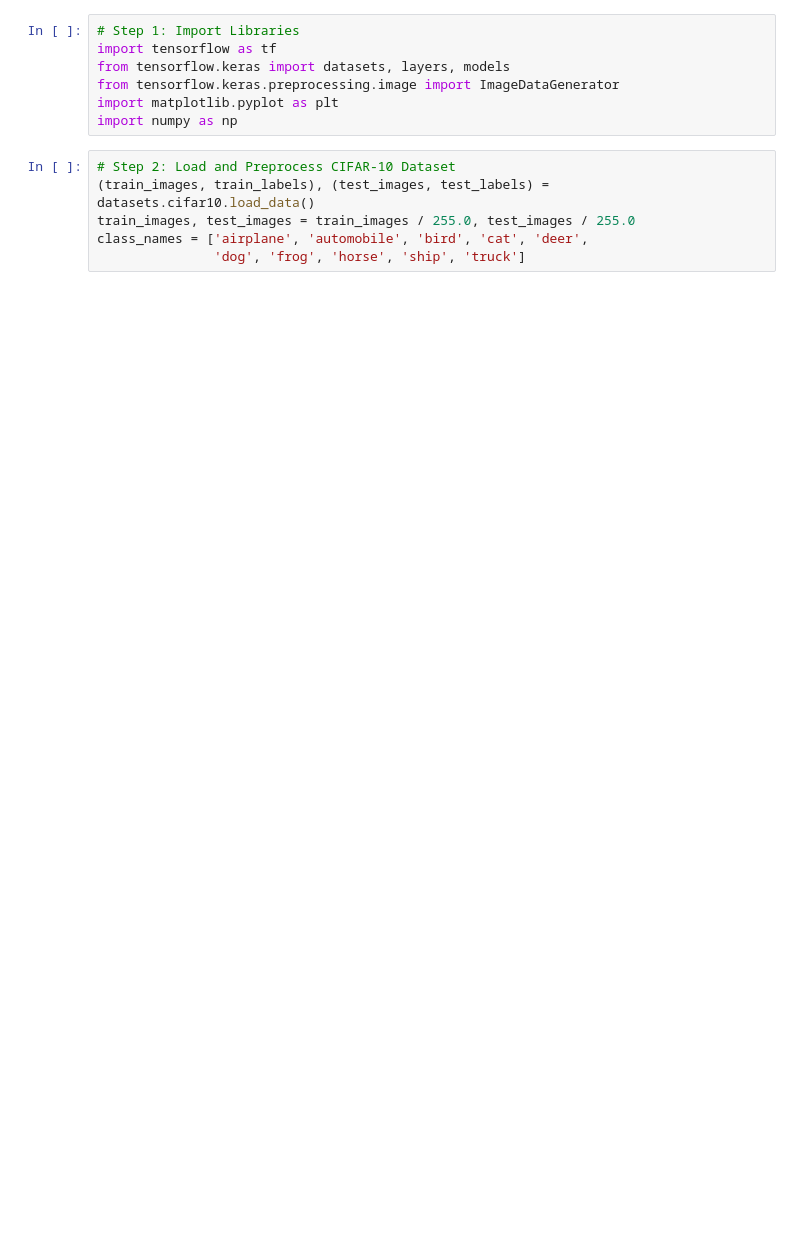
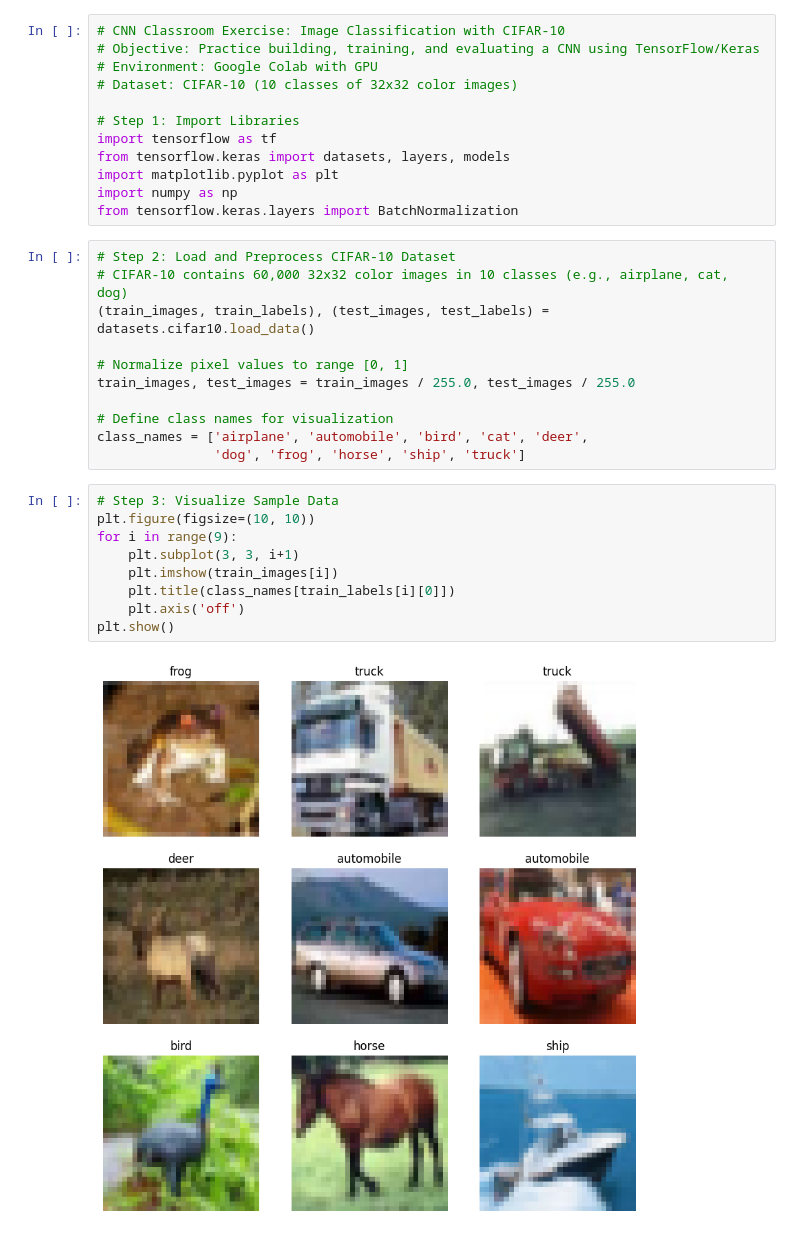
Before and after one commit to Kellyfuu/CNN-Assignment-2025, a Jupyter notebook: ADT110111_CNN_Assignment.ipynb, the cells around one changed output. Saved outputs shown, nothing was run; the diff lists cells and outputs as text; blank space fills up the shorter version.

```diff
--- a/ADT110111_CNN_Assignment.ipynb
+++ b/ADT110111_CNN_Assignment.ipynb
@@ -1,15 +1,36 @@
 # %% [markdown]
 <a href="https://colab.research.google.com/github/Kellyfuu/CNN-Assignment-2025/blob/main/ADT110111_CNN_Assignment.ipynb" target="_parent"><img src="https://colab.research.google.com/assets/colab-badge.svg" alt="Open In Colab"/></a>
 # %%
+# CNN Classroom Exercise: Image Classification with CIFAR-10
+# Objective: Practice building, training, and evaluating a CNN using TensorFlow/Keras
+# Environment: Google Colab with GPU
+# Dataset: CIFAR-10 (10 classes of 32x32 color images)
+
 # Step 1: Import Libraries
 import tensorflow as tf
 from tensorflow.keras import datasets, layers, models
-from tensorflow.keras.preprocessing.image import ImageDataGenerator
 import matplotlib.pyplot as plt
 import numpy as np
+from tensorflow.keras.layers import BatchNormalization
 # %%
 # Step 2: Load and Preprocess CIFAR-10 Dataset
+# CIFAR-10 contains 60,000 32x32 color images in 10 classes (e.g., airplane, cat, dog)
 (train_images, train_labels), (test_images, test_labels) = datasets.cifar10.load_data()
+
+# Normalize pixel values to range [0, 1]
 train_images, test_images = train_images / 255.0, test_images / 255.0
+
+# Define class names for visualization
 class_names = ['airplane', 'automobile', 'bird', 'cat', 'deer',
                'dog', 'frog', 'horse', 'ship', 'truck']
+# %%
+# Step 3: Visualize Sample Data
+plt.figure(figsize=(10, 10))
+for i in range(9):
+    plt.subplot(3, 3, i+1)
+    plt.imshow(train_images[i])
+    plt.title(class_names[train_labels[i][0]])
+    plt.axis('off')
+plt.show()
+# %% [output]
+[figure, added]
```
Also changed, not shown: parts of 12 cells of this notebook.
